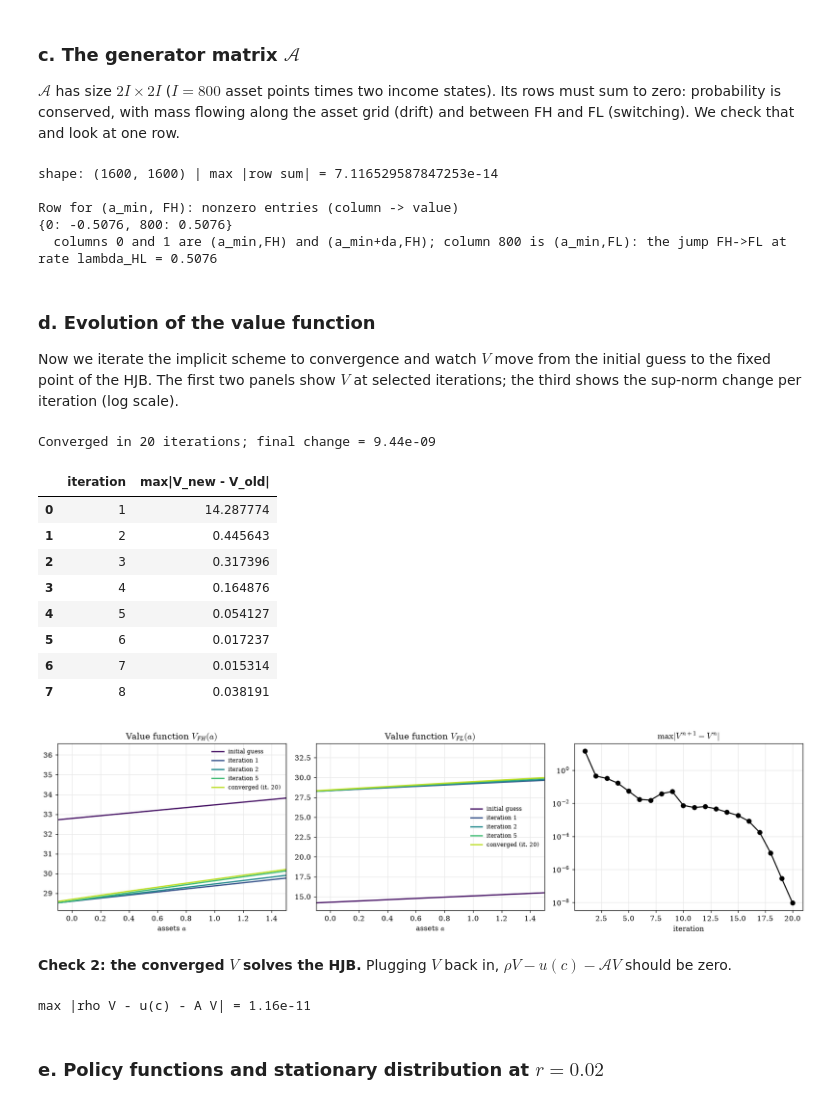
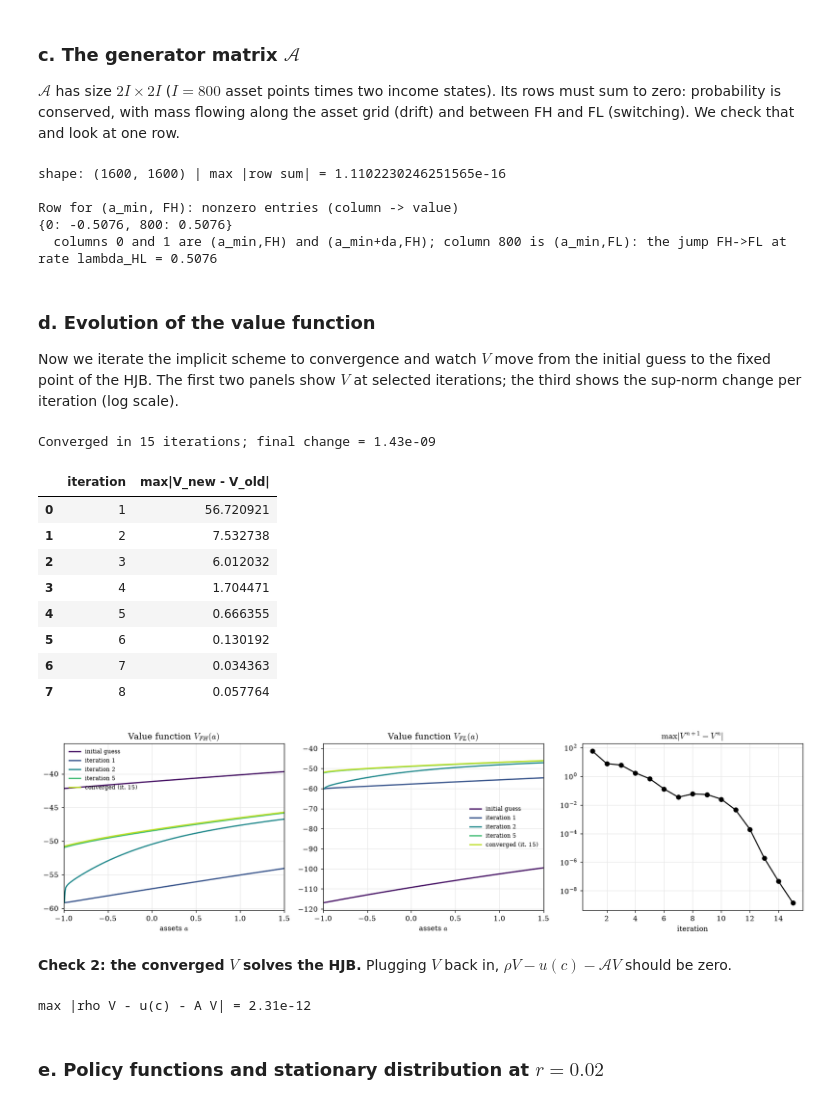
Before and after one commit to gtriberti9/Thesis_ArgFiscal, a Jupyter notebook: building_pipeline/formal_econ.ipynb, the cells around one changed output. Drawn from its saved outputs; the diff is of its cells as text; code cells hidden in the pictures.

```diff
--- a/building_pipeline/formal_econ.ipynb
+++ b/building_pipeline/formal_econ.ipynb
@@ -192,8 +198,8 @@ Data-file check: max |exp(0.25 * Lambda_opt1) - P| = 0.066  (Option 2: 8.9e-16)
 
 All parameters live in one dictionary so that nothing drifts between functions (same idea as `make_params` in notebook 4). The model has $N=2$ states ordered **[FH, FL]**.
 # %%
-def make_params(Lam, rho=0.03, z=(1.0, 0.321119145), gamma=(0.15, 0.15),
-                I=800, amin=-0.099, amax=5.0, Delta=1000.0, maxit=400):
+def make_params(Lam, rho=0.03, z=(1.0, 0.321119145), gamma=(2.0, 2.0),
+                I=800, amin=-1.0, amax=5.0, Delta=1000.0, maxit=400):
     a = np.linspace(amin, amax, I)
     return dict(Lam=np.array(Lam, float), rho=rho, z=np.array(z, float), gamma=np.array(gamma, float),
                 I=I, N=len(z), a=a, da=a[1] - a[0], amin=amin, amax=amax, Delta=Delta, maxit=maxit)
@@ -202,9 +208,11 @@ params = make_params(Lam_F)
 
 # The two economies differ ONLY in the tax vector [tau_FH, tau_FL]  (A8)
 ECON_A = dict(name="A: with monotributo",    tau=np.array([0.19, 0.05]))
-TAU_BAR = p_F[0] * 0.19 + p_F[1] * 0.05      # A8: weighted average of A's rates
+# A8: the single rate that collects the same tax revenue per person as A
+TAU_BAR = float((p_F * ECON_A["tau"] * params["z"]).sum() / (p_F * params["z"]).sum())
 ECON_B = dict(name="B: without monotributo", tau=np.array([TAU_BAR, TAU_BAR]))
-print(f"Weighted-average tax in B: {TAU_BAR:.4f}")
+print(f"Single tax rate in B: {TAU_BAR:.4f}")
+print(f"Tax revenue per person: A = {(p_F * ECON_A['tau'] * params['z']).sum():.4f}, B = {(p_F * ECON_B['tau'] * params['z']).sum():.4f}  (equal by construction)")
 
 tab = pd.DataFrame({"z (pre-tax income)": params["z"], "gamma": params["gamma"],
                     "tau in A": ECON_A["tau"], "tau in B": ECON_B["tau"],
@@ -255,16 +264,16 @@ def build_Aswitch(I, Lam):
     N = Lam.shape[0]
     return bmat([[Lam[i, j] * eye(I) for j in range(N)] for i in range(N)], format="csc")
 
-def initial_V(r, tau, p):
+def initial_V(r, tau, p, T=0.0):
     # guess: consume current after-tax income forever, V = u(z_after_tax + r a) / rho
-    zat = (1 - tau) * p["z"]
+    zat = (1 - tau) * p["z"] + T
     c0 = np.maximum(zat[None, :] + r * p["a"][:, None], 1e-12)
     return u(c0, p["gamma"][None, :]) / p["rho"]
 
-def policy_step(V, r, tau, p):
+def policy_step(V, r, tau, p, T=0.0):
     # One HJB iteration, split into the pieces of Step 4.  Returns a dict with all intermediate objects.
     I, N, a, da, gam = p["I"], p["N"], p["a"], p["da"], p["gamma"]
-    zat = (1 - tau) * p["z"]                       # after-tax income by state
+    zat = (1 - tau) * p["z"] + T                   # after-tax income by state (+ lump-sum rebate T: zero except in the last check)
     zz = np.tile(zat, (I, 1)); aa = np.tile(a[:, None], (1, N))
     inc = zz + r * aa                              # resources before consumption: (1-tau) z + r a
 
@@ -295,12 +304,12 @@ def policy_step(V, r, tau, p):
         + build_Aswitch(I, p["Lam"])
     return dict(dVf=dVf, dVb=dVb, cf=cf, cb=cb, If=If, Ib=Ib, I0=I0, c=c, s=s, A=A, util=u(c, gam[None, :]))
 
-def solve_given_r(r, tau, p, V_init=None, keep_history=False):
+def solve_given_r(r, tau, p, V_init=None, keep_history=False, T=0.0):
     I, N, da, rho, Delta = p["I"], p["N"], p["da"], p["rho"], p["Delta"]
-    V = initial_V(r, tau, p) if V_init is None else V_init.copy()
+    V = initial_V(r, tau, p, T) if V_init is None else V_init.copy()
     hist, resid = [V.copy()], []
     for it in range(p["maxit"]):
-        st = policy_step(V, r, tau, p)
+        st = policy_step(V, r, tau, p, T)
         A = st["A"]
         assert np.max(np.abs(np.asarray(A.sum(axis=1)).ravel())) < 1e-7, "generator rows must sum to zero"
         B = (1 / Delta + rho) * eye(N * I, format="csc") - A                       # implicit Euler system
@@ -309,13 +318,13 @@ def solve_given_r(r, tau, p, V_init=None, keep_history=False):
         d = np.max(np.abs(Vn - V)); resid.append(d); V = Vn
         if keep_history: hist.append(V.copy())
         if d < 1e-8: break
-    st = policy_step(V, r, tau, p)                  # policy / generator consistent with the converged V
+    st = policy_step(V, r, tau, p, T)                  # policy / generator consistent with the converged V
     A = st["A"]
     # Fokker-Planck: A' g = 0, with one equation replaced by the normalisation sum(g) da = 1
     AT = A.T.tolil(); AT[0, :] = da
     rhs = np.zeros(N * I); rhs[0] = 1.0
     g = spsolve(AT.tocsr(), rhs); g = np.column_stack([g[j * I:(j + 1) * I] for j in range(N)])
-    return dict(r=r, tau=tau, V=V, c=st["c"], s=st["s"], g=g, A=A, resid=np.array(resid), iters=len(resid), hist=hist)
+    return dict(r=r, tau=tau, T=T, V=V, c=st["c"], s=st["s"], g=g, A=A, resid=np.array(resid), iters=len(resid), hist=hist)
 
 def excess_assets(sol, p):
     # S(r) = sum_j integral a g_j(a) da
@@ -387,7 +396,7 @@ print("\nRow for (a_min, FH): nonzero entries (column -> value)")
 row = A.getrow(0).tocoo(); print({int(c): round(float(v), 4) for c, v in zip(row.col, row.data)})
 print(f"  columns 0 and 1 are (a_min,FH) and (a_min+da,FH); column {I} is (a_min,FL): the jump FH->FL at rate lambda_HL = {lam_HL:.4f}")
 # %% [output]
-shape: (1600, 1600) | max |row sum| = 7.116529587847253e-14
+shape: (1600, 1600) | max |row sum| = 1.1102230246251565e-16
 
 Row for (a_min, FH): nonzero entries (column -> value)
 {0: -0.5076, 800: 0.5076}
@@ -398,32 +407,32 @@ Now we iterate the implicit scheme to convergence and watch $V$ move from the in
 # %%
 sol_trial = solve_given_r(r_trial, tau, params, keep_history=True)
 print(f"Converged in {sol_trial['iters']} iterations; final change = {sol_trial['resid'][-1]:.2e}")
 display(pd.DataFrame({"iteration": np.arange(1, sol_trial['iters'] + 1), "max|V_new - V_old|": sol_trial["resid"]}).head(8))
 
 hist = sol_trial["hist"]
 show = sorted(set([0, 1, 2, 5, len(hist) - 1]))
 fig, axes = plt.subplots(1, 3, figsize=(15, 4.2))
 cols = plt.cm.viridis(np.linspace(0.05, 0.9, len(show)))
 for ax, j in zip(axes[:2], range(2)):
     for k, col in zip(show, cols):
         lab = "initial guess" if k == 0 else (f"iteration {k}" if k < len(hist) - 1 else f"converged (it. {k})")
         ax.plot(a, hist[k][:, j], color=col, lw=1.8, label=lab)
-    ax.set_title(f"Value function $V_{{{FORMAL[j]}}}(a)$"); ax.set_xlabel("assets $a$"); ax.set_xlim(-0.1, 1.5); ax.legend(fontsize=8)
+    ax.set_title(f"Value function $V_{{{FORMAL[j]}}}(a)$"); ax.set_xlabel("assets $a$"); ax.set_xlim(params["amin"], 1.5); ax.legend(fontsize=8)
 axes[2].semilogy(np.arange(1, sol_trial["iters"] + 1), sol_trial["resid"], "o-", color="k")
 axes[2].set_title(r"$\max|V^{n+1}-V^n|$"); axes[2].set_xlabel("iteration")
 plt.tight_layout(); plt.show()
 # %% [output]
-Converged in 20 iterations; final change = 9.44e-09
+Converged in 15 iterations; final change = 1.43e-09
 |  | iteration | max|V_new - V_old| |
-| 0 | 1 | 14.287774 |
-| 1 | 2 | 0.445643 |
-| 2 | 3 | 0.317396 |
-| 3 | 4 | 0.164876 |
-| 4 | 5 | 0.054127 |
-| 5 | 6 | 0.017237 |
-| 6 | 7 | 0.015314 |
-| 7 | 8 | 0.038191 |
+| 0 | 1 | 56.720921 |
+| 1 | 2 | 7.532738 |
+| 2 | 3 | 6.012032 |
+| 3 | 4 | 1.704471 |
+| 4 | 5 | 0.666355 |
+| 5 | 6 | 0.130192 |
+| 6 | 7 | 0.034363 |
+| 7 | 8 | 0.057764 |
-[figure, old version]
+[figure, new version]
 # %% [markdown]
 **Check 2: the converged $V$ solves the HJB.** Plugging $V$ back in, $\rho V - u(c) - \mathcal A V$ should be zero.
 # %%
@@ -434,7 +443,7 @@ def hjb_residual(sol, p):
     return float(np.max(np.abs(p["rho"] * Vst - ust - sol["A"] @ Vst)))
 print(f"max |rho V - u(c) - A V| = {hjb_residual(sol_trial, params):.2e}")
 # %% [output]
-max |rho V - u(c) - A V| = 1.16e-11
+max |rho V - u(c) - A V| = 2.31e-12
 # %% [markdown]
 ### e. Policy functions and stationary distribution at $r=0.02$
 # %%
```
Also changed, not shown: parts of 47 cells of this notebook.
